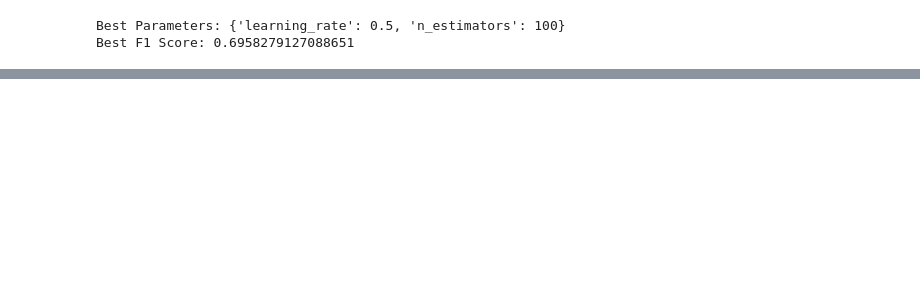
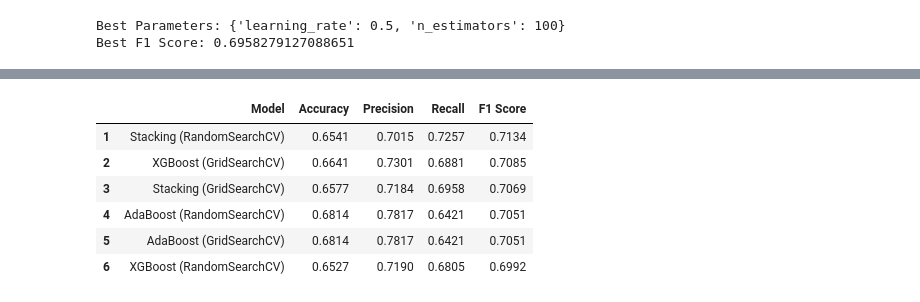
Before and after one commit to Rohit-coder-py/AI-Engineering-Notebooks, a Jupyter notebook: 𝗠𝗟 𝗣𝗿𝗼𝗷𝗲𝗰𝘁𝘀/Shipping Delay Prediction System/notebook/shipping_delay_prediction_notebook.ipynb, the cells around one changed output, grey strips where cells are left out. Saved outputs shown, nothing was run; the diff lists cells and outputs as text; code cells hidden in the pictures; blank space fills up the shorter version.

```diff
--- a/𝗠𝗟 𝗣𝗿𝗼𝗷𝗲𝗰𝘁𝘀/Shipping Delay Prediction System/notebook/shipping_delay_prediction_notebook.ipynb
+++ b/𝗠𝗟 𝗣𝗿𝗼𝗷𝗲𝗰𝘁𝘀/Shipping Delay Prediction System/notebook/shipping_delay_prediction_notebook.ipynb
@@ -1059,22 +1062,22 @@ Precision: 0.7014814814814815
 Recall   : 0.7256704980842912
 F1 Score : 0.7133709981167609
 # %%
-#Stacking Classifier (Grid Search cv)
+# Stacking Classifier ( GridSearchCV)
 
 from sklearn.model_selection import GridSearchCV
 
 param_grid = {
-    "rf__n_estimators": [150, 200, 250],
-    "rf__max_depth": [10, 20, None],
-    "dt__max_depth": [5, 10, None],
-    "final_estimator__C": [0.1, 1, 10]
+    "rf__n_estimators": [150, 200],
+    "rf__max_depth": [10, None],
+    "dt__max_depth": [5, None],
+    "final_estimator__C": [1, 10]
 }
 
 grid_search = GridSearchCV(
     estimator=stack_model,
     param_grid=param_grid,
     scoring="f1",
-    cv=5,
+    cv=3,
     n_jobs=-1
 )
 
@@ -1245,0 +1288,67 @@ print("F1 Score :", f1_score(y_test, y_pred_xgb_grid))
+# %%
+final_results = pd.DataFrame({
+
+    "Model":[
+        "Stacking (RandomSearchCV)",
+        "Stacking (GridSearchCV)",
+        "AdaBoost (RandomSearchCV)",
+        "AdaBoost (GridSearchCV)",
+        "XGBoost (RandomSearchCV)",
+        "XGBoost (GridSearchCV)"
+    ],
+
+    "Accuracy":[
+        accuracy_score(y_test,y_pred_random),
+        accuracy_score(y_test,y_pred_grid),
+        accuracy_score(y_test,y_pred_ab_random),
+        accuracy_score(y_test,y_pred_ab_grid),
+        accuracy_score(y_test,y_pred_xgb_random),
+        accuracy_score(y_test,y_pred_xgb_grid)
+    ],
+
+    "Precision":[
+        precision_score(y_test,y_pred_random),
+        precision_score(y_test,y_pred_grid),
+        precision_score(y_test,y_pred_ab_random),
+        precision_score(y_test,y_pred_ab_grid),
+        precision_score(y_test,y_pred_xgb_random),
+        precision_score(y_test,y_pred_xgb_grid)
+    ],
+
+    "Recall":[
+        recall_score(y_test,y_pred_random),
+        recall_score(y_test,y_pred_grid),
+        recall_score(y_test,y_pred_ab_random),
+        recall_score(y_test,y_pred_ab_grid),
+        recall_score(y_test,y_pred_xgb_random),
+        recall_score(y_test,y_pred_xgb_grid)
+    ],
+
+    "F1 Score":[
+        f1_score(y_test,y_pred_random),
+        f1_score(y_test,y_pred_grid),
+        f1_score(y_test,y_pred_ab_random),
+        f1_score(y_test,y_pred_ab_grid),
+        f1_score(y_test,y_pred_xgb_random),
+        f1_score(y_test,y_pred_xgb_grid)
+    ]
+})
+
+final_results = final_results.round(4)
+
+final_results = final_results.sort_values(
+    by="F1 Score",
+    ascending=False
+).reset_index(drop=True)
+
+final_results.index += 1
+
+final_results
+# %% [output]
+|  | Model | Accuracy | Precision | Recall | F1 Score |
+| 1 | Stacking (RandomSearchCV) | 0.6541 | 0.7015 | 0.7257 | 0.7134 |
+| 2 | XGBoost (GridSearchCV) | 0.6641 | 0.7301 | 0.6881 | 0.7085 |
+| 3 | Stacking (GridSearchCV) | 0.6577 | 0.7184 | 0.6958 | 0.7069 |
+| 4 | AdaBoost (RandomSearchCV) | 0.6814 | 0.7817 | 0.6421 | 0.7051 |
+| 5 | AdaBoost (GridSearchCV) | 0.6814 | 0.7817 | 0.6421 | 0.7051 |
+| 6 | XGBoost (RandomSearchCV) | 0.6527 | 0.7190 | 0.6805 | 0.6992 |
```
Also changed, not shown: parts of 13 cells of this notebook, 6 other files.
